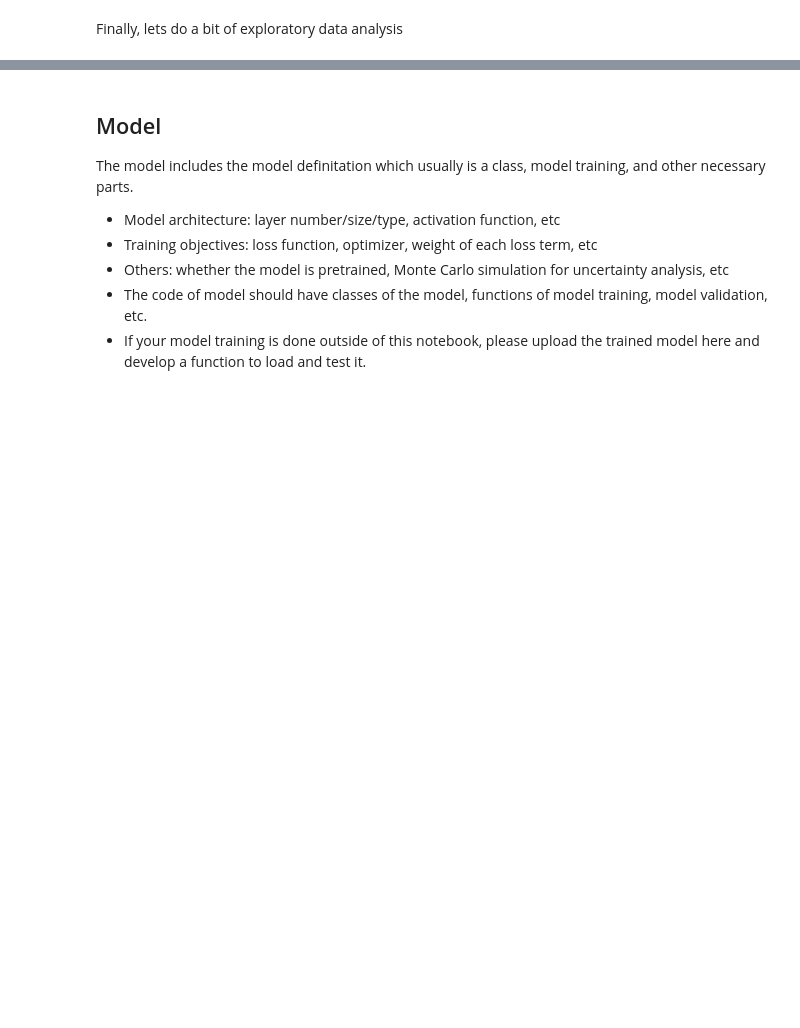
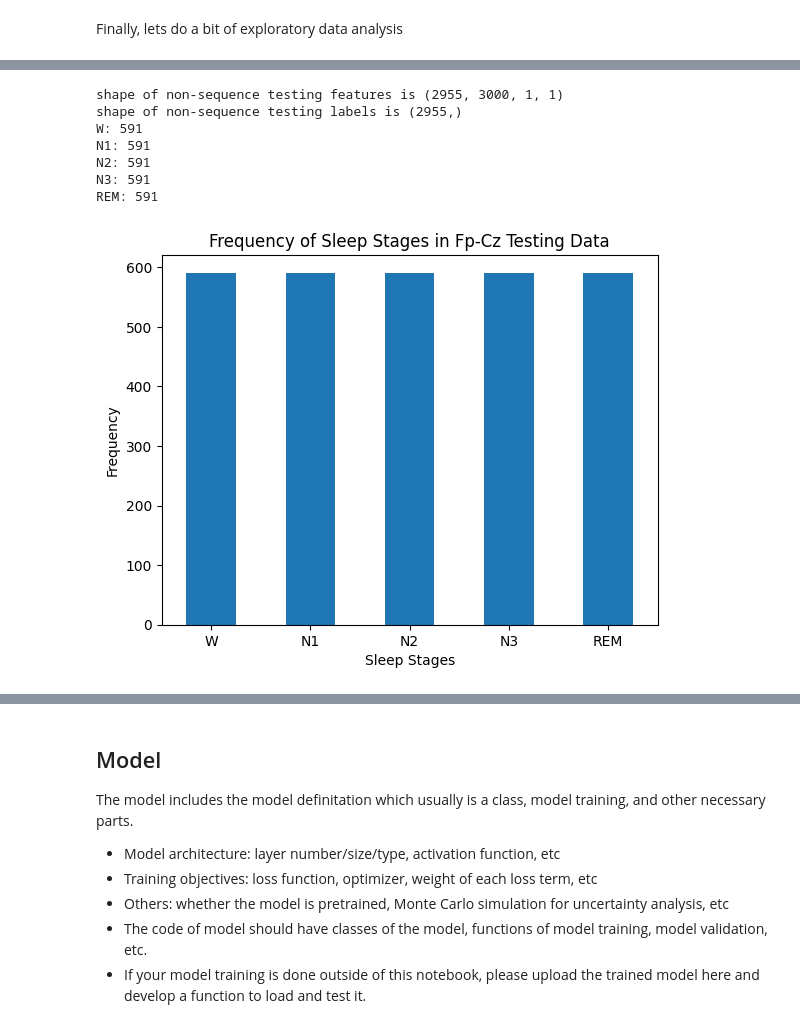
Before and after one commit to VictoriaB52/DLH-TEAM-11-SleepKD, a Jupyter notebook: DL4H_Team_111.ipynb, the cells around one changed output, grey strips where cells are left out. Cells and saved outputs as stored; diff of their text form; code cells hidden in the pictures; blank space fills up the shorter version.

```diff
--- a/DL4H_Team_111.ipynb
+++ b/DL4H_Team_111.ipynb
@@ -618,0 +988,25 @@ shape of labels is (9722,)
+# %%
+non_seq_data_shape = x_test_non_seq.shape
+non_seq_labels_shape = y_test_non_seq.shape
+
+print("shape of non-sequence testing features is {}".format(non_seq_data_shape))
+print("shape of non-sequence testing labels is {}".format(non_seq_labels_shape))
+print_n_samples_each_class(y_test_non_seq)
+
+label_count = pd.Series(y_test_non_seq).value_counts()
+plt.figure()
+label_count.plot(kind="bar")
+plt.xticks(np.arange(len(label_count)), [class_dict[label] for label in label_count.index], rotation="horizontal")
+plt.xlabel('Sleep Stages')
+plt.ylabel("Frequency")
+plt.title("Frequency of Sleep Stages in Fp-Cz Testing Data")
+plt.show()
+# %% [output]
+shape of non-sequence testing features is (2955, 3000, 1, 1)
+shape of non-sequence testing labels is (2955,)
+W: 591
+N1: 591
+N2: 591
+N3: 591
+REM: 591
+[figure, added]
```
Also changed, not shown: parts of 113 cells of this notebook, 15 other files.
